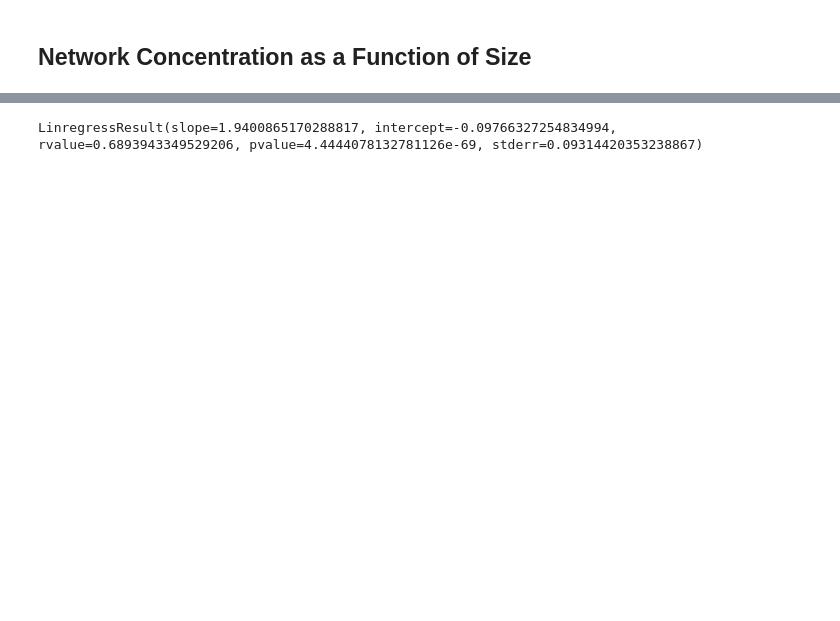
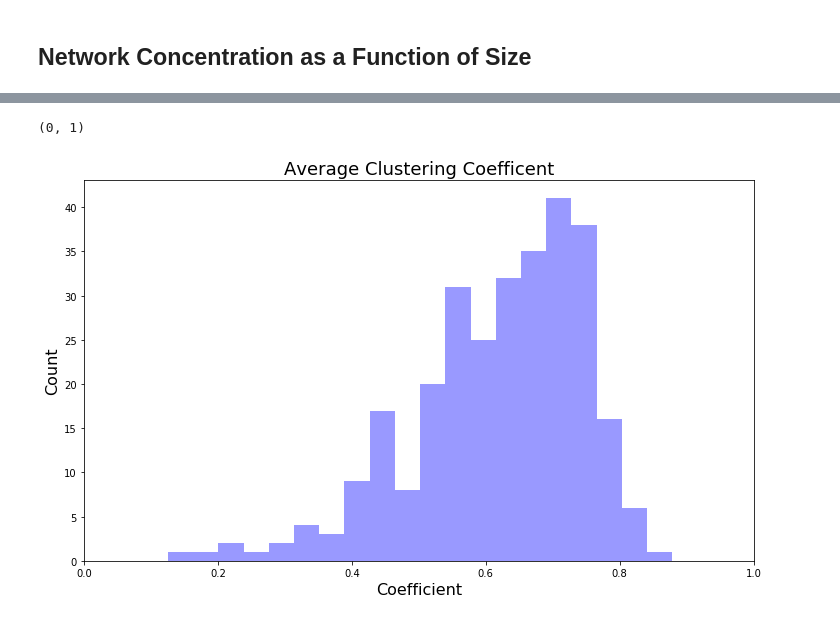
Before and after one commit to MthwRobinson/dissertation-research, a Jupyter notebook: research-notebooks/network-concentration-vs-size.ipynb, the cells around one changed output, grey strips where cells are left out. Cells and saved outputs as stored; diff of their text form; code cells hidden in the pictures; blank space fills up the shorter version.

```diff
--- a/research-notebooks/network-concentration-vs-size.ipynb
+++ b/research-notebooks/network-concentration-vs-size.ipynb
@@ -87,6 +73,10 @@ Text(0, 0.5, 'Avg Shortest Path')
-# %%
-df2 = df.dropna()
-output = stats.linregress(df2['avg_min_path'], np.log(df2['stakeholder_count']))
-output
-# %% [output]
-LinregressResult(slope=1.9400865170288817, intercept=-0.09766327254834994, rvalue=0.6893943349529206, pvalue=4.4444078132781126e-69, stderr=0.09314420353238867)
+# %%
+plt.figure(figsize=(12, 7))
+sns.distplot(df['avg_clustering'], kde=False, color='blue', bins=20)
+plt.title('Average Clustering Coefficent', fontsize=18)
+plt.xlabel('Coefficient', fontsize=16)
+plt.ylabel('Count', fontsize=16)
+plt.xlim([0,1])
+# %% [output]
+(0, 1)
+[figure, added]
```
Also changed, not shown: parts of 8 cells of this notebook, 3 other files.
